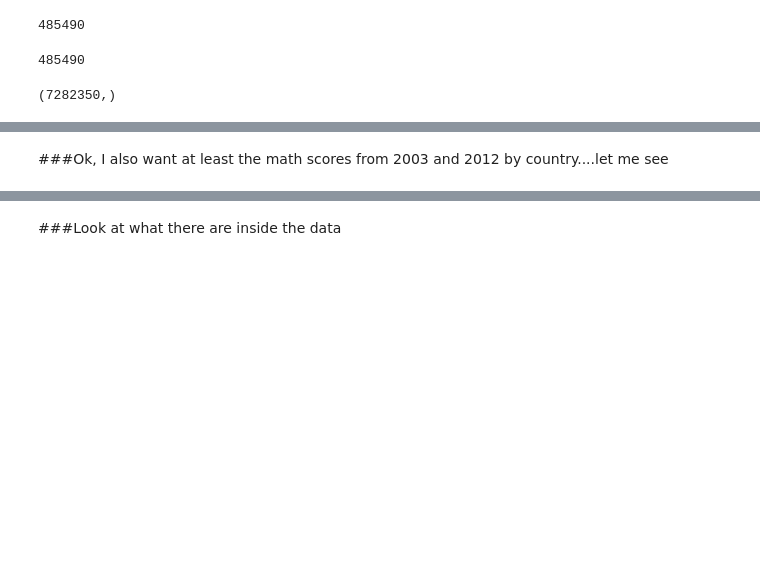
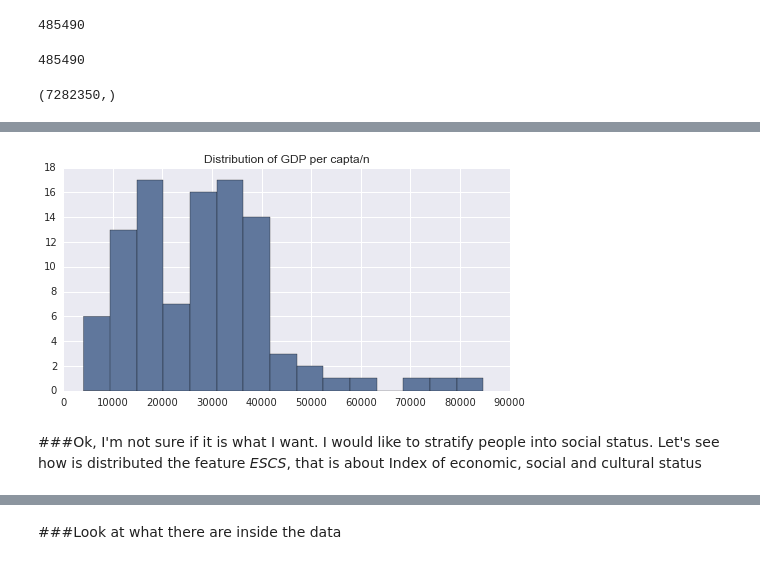
Before and after one commit to ucaiado/DATAVIS_UDACITY, a Jupyter notebook: report_aux.ipynb, the cells around one changed output, grey strips where cells are left out. Saved outputs shown, nothing was run; the diff lists cells and outputs as text; code cells hidden in the pictures; blank space fills up the shorter version.

```diff
--- a/report_aux.ipynb
+++ b/report_aux.ipynb
@@ -245,2 +236,7 @@ df_gdp.tail()
-# %% [markdown]
-###Ok, I also want at least the math scores from 2003 and 2012 by country....let me see
+# %%
+ax = df_gdp["Per capita GDP"].hist(bins = 15);
+ax.set_title("Distribution of GDP per capta/n");
+# %% [output]
+[figure, added]
+# %% [markdown]
+###Ok, I'm not sure if it is what I want. I would like to stratify people into social status. Let's see how is distributed the feature _ESCS_, that is about Index of economic, social and cultural status
```
Also changed, not shown: parts of 43 cells of this notebook, 1 other file.
